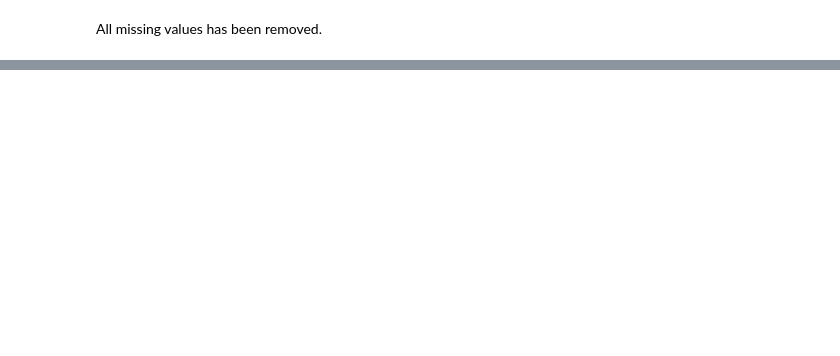
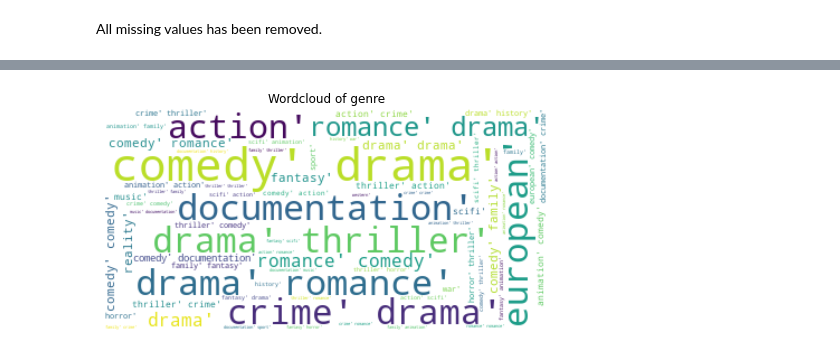
Before and after one commit to julam9/Capstone_project_tetris, a Jupyter notebook: data cleaning & exploration.ipynb, the cells around one changed output, grey strips where cells are left out. Saved outputs shown, nothing was run; the diff lists cells and outputs as text; code cells hidden in the pictures; blank space fills up the shorter version.

```diff
--- a/data cleaning & exploration.ipynb
+++ b/data cleaning & exploration.ipynb
@@ -184,0 +346,12 @@ nflx2.head()
+# %%
+#Wordcloud of genres
+genre = " ".join(i for i in nflx2.genres)
+stopwords = set(STOPWORDS)
+wordcloud = WordCloud(stopwords=stopwords, background_color="white").generate(genre)
+plt.figure(figsize=(8,6))
+plt.imshow(wordcloud, interpolation='bilinear')
+plt.title("Wordcloud of genre")
+plt.axis("off")
+plt.show()
+# %% [output]
+[figure, added]
```
Also changed, not shown: parts of 56 cells of this notebook.
